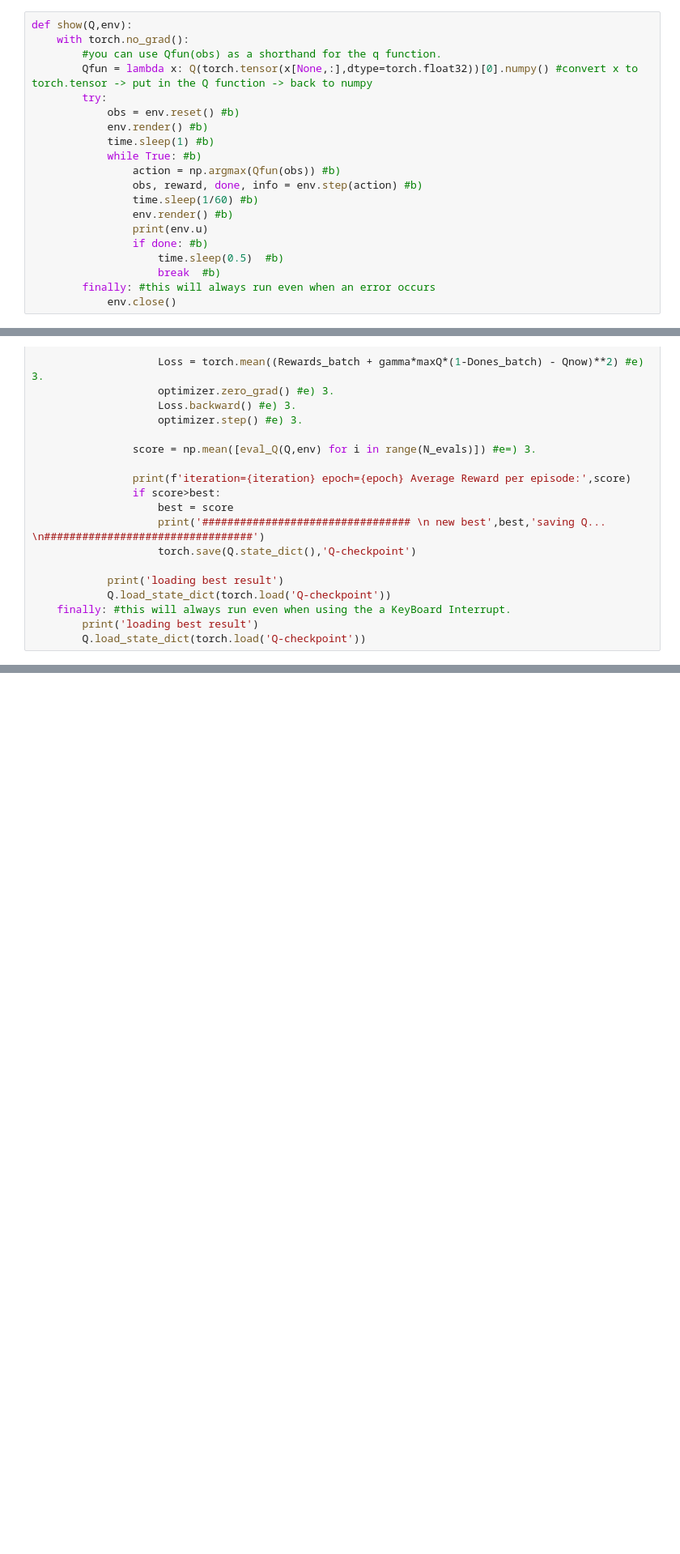
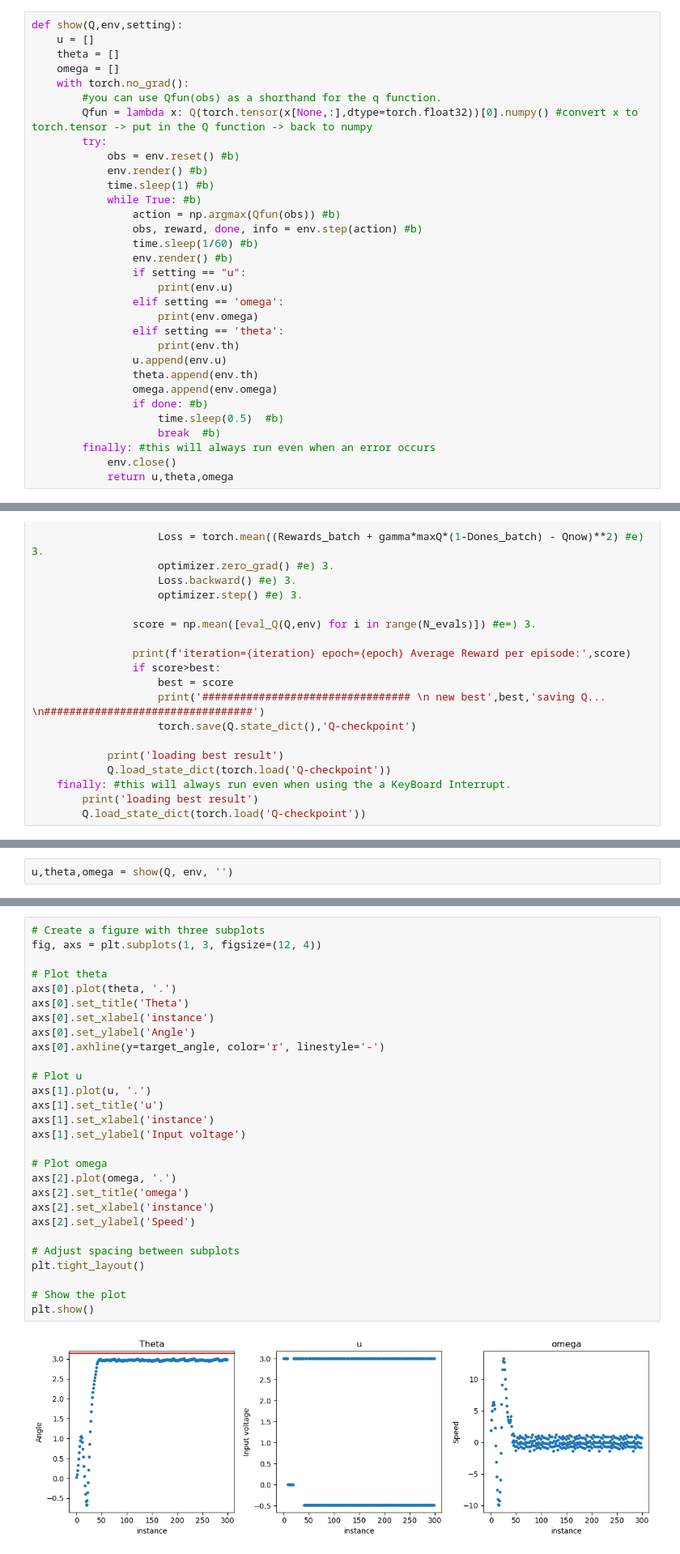
Before and after one commit to Erick-Hoogstrate/5SC28, a Jupyter notebook: DQN.ipynb, the cells around one changed output, grey strips where cells are left out. Shown at 81% size. Drawn from its saved outputs; the diff is of its cells as text; blank space fills up the shorter version.

```diff
--- a/DQN.ipynb
+++ b/DQN.ipynb
@@ -16,7 +16,10 @@ class Qfunction(nn.Module):
     def forward(self, obs):
         return self.lay2(self.F1(self.lay1(obs)))
 # %%
-def show(Q,env):
+def show(Q,env,setting):
+    u = []
+    theta = []
+    omega = []
     with torch.no_grad():
         #you can use Qfun(obs) as a shorthand for the q function.
         Qfun = lambda x: Q(torch.tensor(x[None,:],dtype=torch.float32))[0].numpy() #convert x to torch.tensor -> put in the Q function -> back to numpy
@@ -29,12 +32,21 @@ def show(Q,env):
                 obs, reward, done, info = env.step(action) #b)
                 time.sleep(1/60) #b)
                 env.render() #b)
-                print(env.u)
+                if setting == "u":
+                    print(env.u)
+                elif setting == 'omega':
+                    print(env.omega)
+                elif setting == 'theta':
+                    print(env.th)
+                u.append(env.u)
+                theta.append(env.th)
+                omega.append(env.omega)
                 if done: #b)
                     time.sleep(0.5)  #b)
                     break  #b)
         finally: #this will always run even when an error occurs
             env.close()
+            return u,theta,omega
 # %%
 def rollout(Q, env, epsilon=0.1, N_rollout=10_000):
     #save the following (use .append)
@@ -271,0 +217,2 @@ np.save(os.path.realpath(os.path.join(ROOT_DIR, 'Qfunction.npy')), Q)
+# %%
+u,theta,omega = show(Q, env, '')
@@ -272,3 +222,33 @@ np.save(os.path.realpath(os.path.join(ROOT_DIR, 'Qfunction.npy')), Q)
+# %%
+# Create a figure with three subplots
+fig, axs = plt.subplots(1, 3, figsize=(12, 4))
+
+# Plot theta
+axs[0].plot(theta, '.')
+axs[0].set_title('Theta')
+axs[0].set_xlabel('instance')
+axs[0].set_ylabel('Angle')
+axs[0].axhline(y=target_angle, color='r', linestyle='-')
+
+# Plot u
+axs[1].plot(u, '.')
+axs[1].set_title('u')
+axs[1].set_xlabel('instance')
+axs[1].set_ylabel('Input voltage')
+
+# Plot omega
+axs[2].plot(omega, '.')
+axs[2].set_title('omega')
+axs[2].set_xlabel('instance')
+axs[2].set_ylabel('Speed')
+
+# Adjust spacing between subplots
+plt.tight_layout()
+
+# Show the plot
+plt.show()
+# %% [output]
+[figure, added]
 # %%
 from matplotlib import pyplot as plt
 Rewards = [eval_Q(Q,env) for i in range(100)]
```
Also changed, not shown: parts of 8 cells of this notebook.
